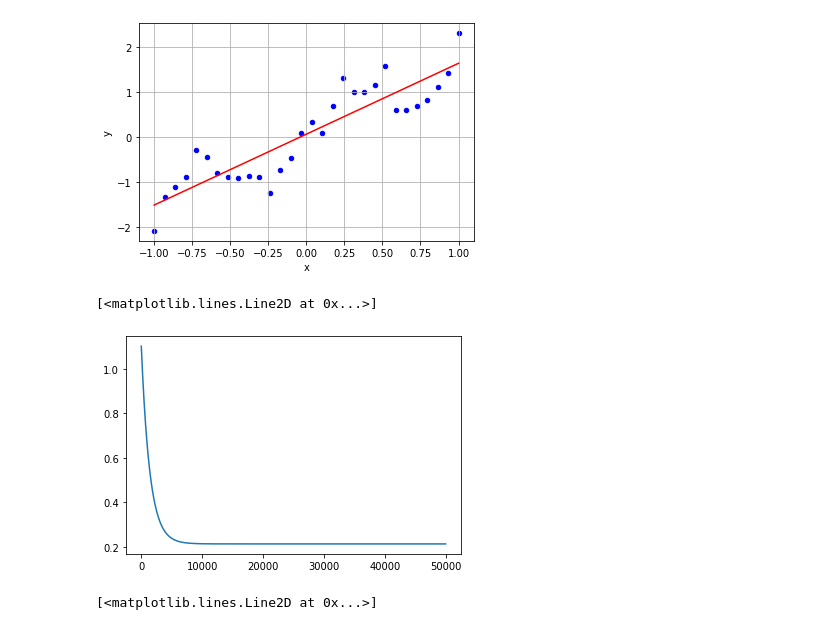
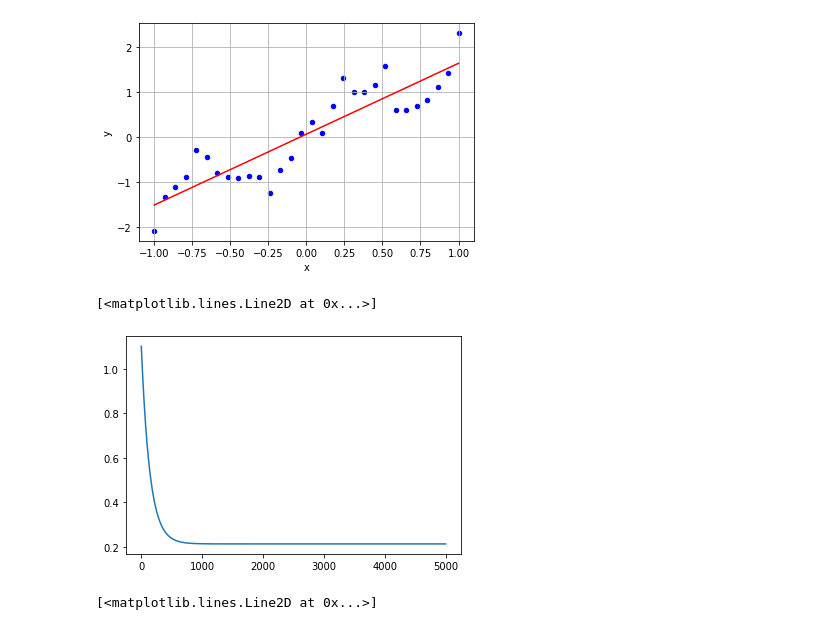
Before and after one commit to marcielbp/aprendizagem-automatica-2020-1, a Jupyter notebook: CKP8277_Apr_Aut_2021_1_LS01_Q01_507581_Marciel_Barros.ipynb, the cells around one changed output. Cells and saved outputs as stored; diff of their text form; code cells hidden in the pictures.

```diff
--- a/CKP8277_Apr_Aut_2021_1_LS01_Q01_507581_Marciel_Barros.ipynb
+++ b/CKP8277_Apr_Aut_2021_1_LS01_Q01_507581_Marciel_Barros.ipynb
@@ -61,20 +61,20 @@ plt.plot(x,ye,c='red')
 # %%
 ## Gradiente Descendente
 wgd = np.array([0,0]).reshape((2, 1))
-nEpoch = 10
-alpha = 0.001
-err = []
-for i in range (0,50000):
+nEpoch = 5000
+alpha = 0.01
+errGD = []
+for i in range (0,nEpoch):
   yeg = X.dot(wgd)
   errIt = y - yeg
   wgd = wgd + Xt.dot(errIt)*(1/len(x))*alpha
-  err.append(np.mean(errIt*errIt))
+  errGD.append(np.mean(errIt*errIt))
 # %%
 #MSE
-plt.plot(err)
+plt.plot(errGD)
 # %% [output]
 [<matplotlib.lines.Line2D at 0x...>]
-[figure, old version]
+[figure, new version]
 # %%
 ygd = X.dot(wgd)
 df.plot.scatter(x='x', y='y', c='blue',grid=True)
```
Also changed, not shown: parts of 3 cells of this notebook.
